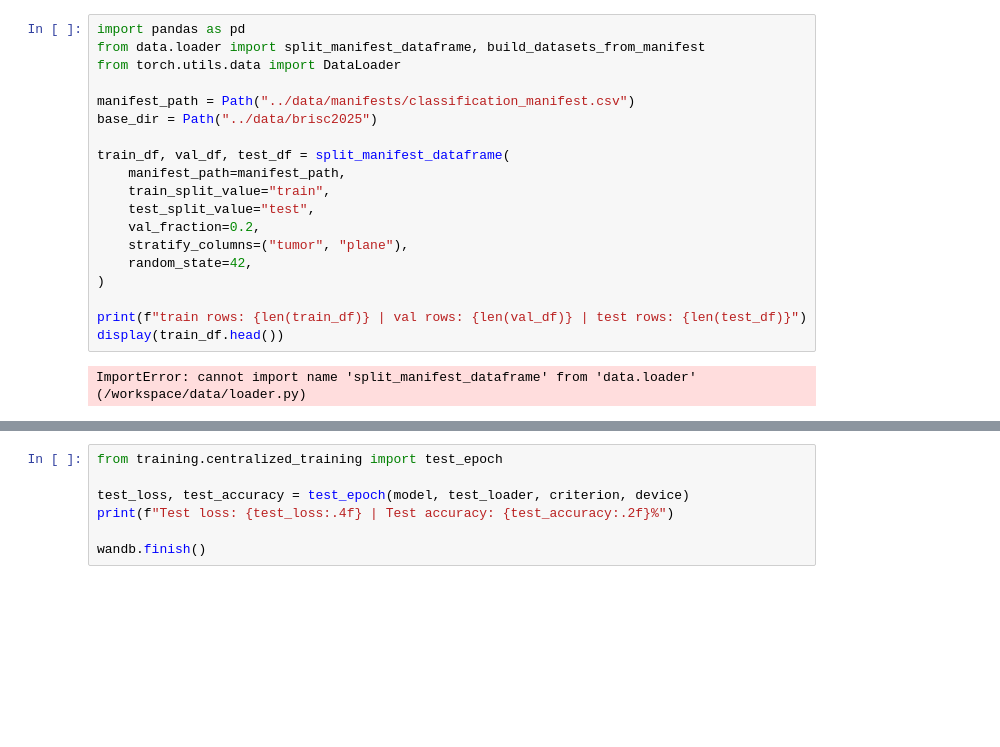
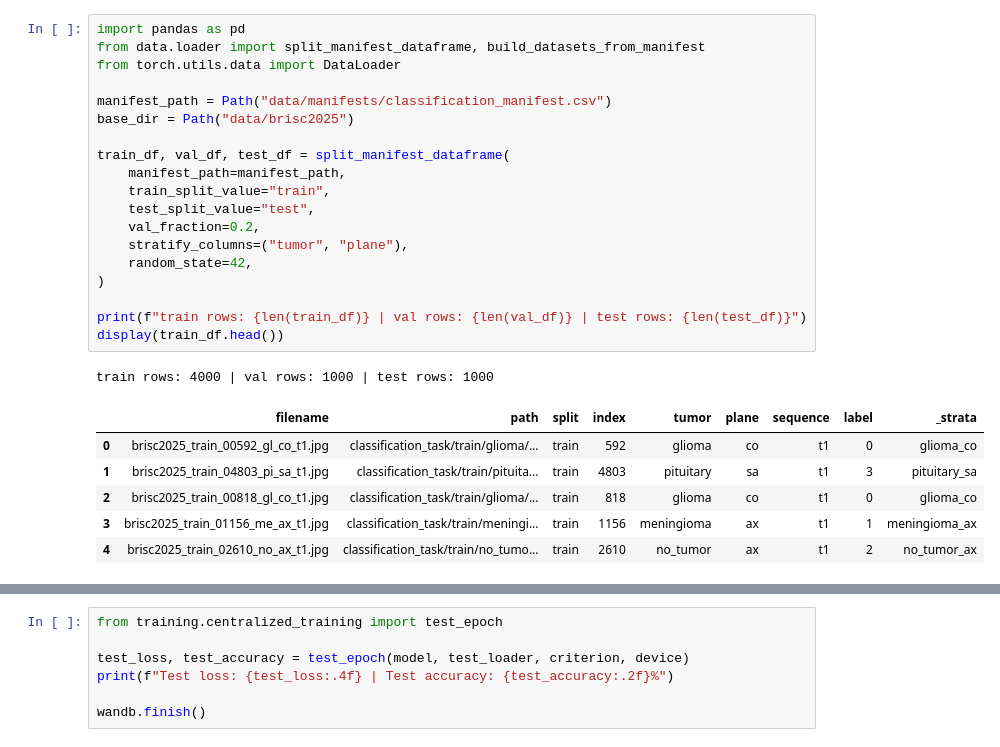
Before and after one commit to depetrofabio/BRISC2025_FL, a Jupyter notebook: experiments/centralized_baseline.ipynb, the cells around one changed output, grey strips where cells are left out. Saved outputs shown, nothing was run; the diff lists cells and outputs as text; blank space fills up the shorter version.

```diff
--- a/experiments/centralized_baseline.ipynb
+++ b/experiments/centralized_baseline.ipynb
@@ -19,21 +40,27 @@ os.getcwd()
 # %%
 import pandas as pd
 from data.loader import split_manifest_dataframe, build_datasets_from_manifest
 from torch.utils.data import DataLoader
 
-manifest_path = Path("../data/manifests/classification_manifest.csv")
-base_dir = Path("../data/brisc2025")
+manifest_path = Path("data/manifests/classification_manifest.csv")
+base_dir = Path("data/brisc2025")
 
 train_df, val_df, test_df = split_manifest_dataframe(
     manifest_path=manifest_path,
     train_split_value="train",
     test_split_value="test",
     val_fraction=0.2,
     stratify_columns=("tumor", "plane"),
     random_state=42,
 )
 
 print(f"train rows: {len(train_df)} | val rows: {len(val_df)} | test rows: {len(test_df)}")
 display(train_df.head())
 # %% [output]
-ImportError: cannot import name 'split_manifest_dataframe' from 'data.loader' (/workspace/data/loader.py)
+train rows: 4000 | val rows: 1000 | test rows: 1000
+|  | filename | path | split | index | tumor | plane | sequence | label | _strata |
+| 0 | brisc2025_train_00592_gl_co_t1.jpg | classification_task/train/glioma/... | train | 592 | glioma | co | t1 | 0 | glioma_co |
+| 1 | brisc2025_train_04803_pi_sa_t1.jpg | classification_task/train/pituita... | train | 4803 | pituitary | sa | t1 | 3 | pituitary_sa |
+| 2 | brisc2025_train_00818_gl_co_t1.jpg | classification_task/train/glioma/... | train | 818 | glioma | co | t1 | 0 | glioma_co |
+| 3 | brisc2025_train_01156_me_ax_t1.jpg | classification_task/train/meningi... | train | 1156 | meningioma | ax | t1 | 1 | meningioma_ax |
+| 4 | brisc2025_train_02610_no_ax_t1.jpg | classification_task/train/no_tumo... | train | 2610 | no_tumor | ax | t1 | 2 | no_tumor_ax |
```
Also changed, not shown: parts of 19 cells of this notebook.
